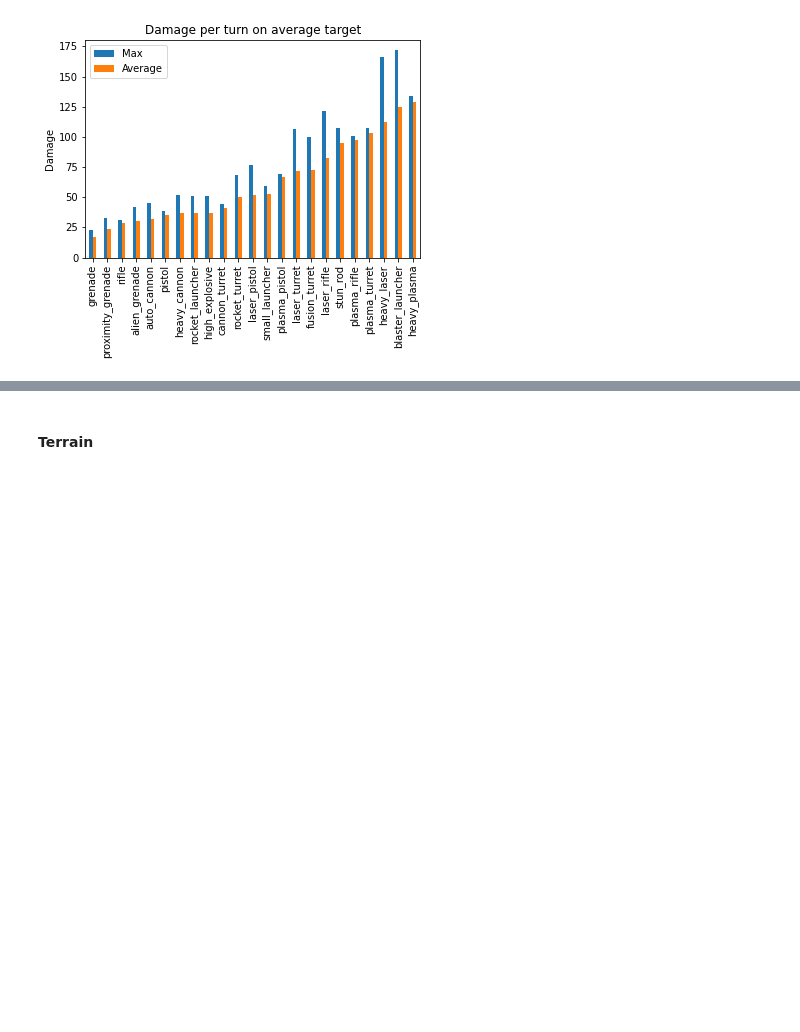
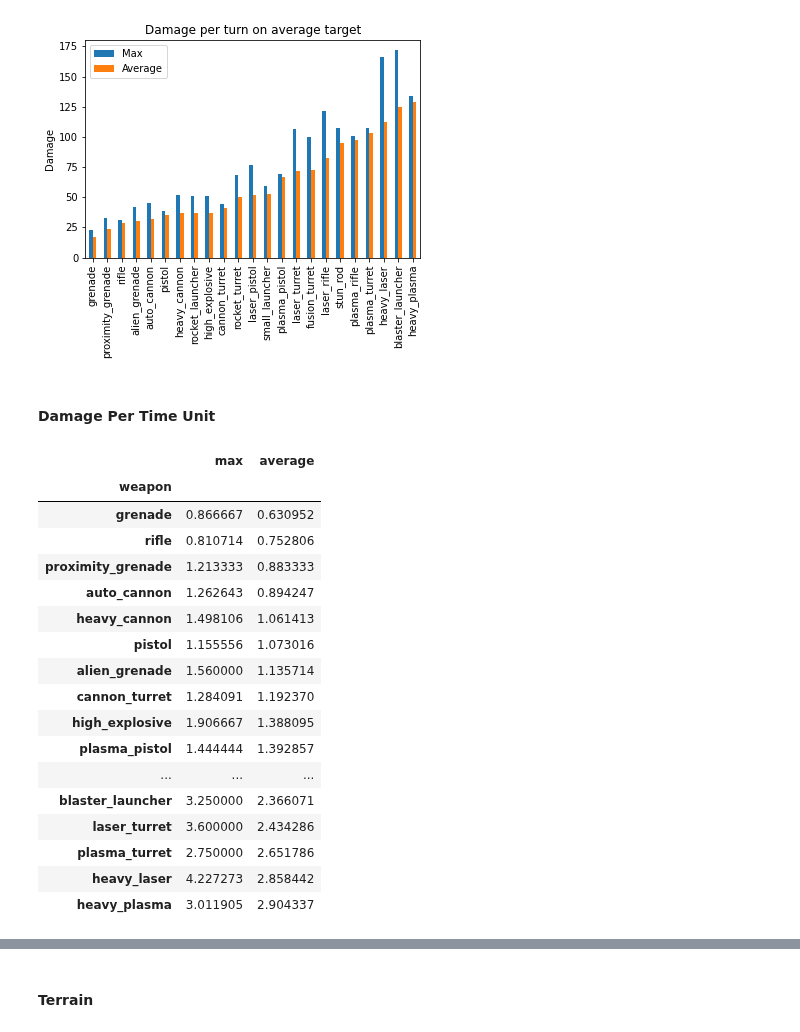
Before and after one commit to Bernardo-MG/xcom-analysis-jupyter-notebook, a Jupyter notebook: enemy_unknown/weapon_damage_target.ipynb, the cells around one changed output, grey strips where cells are left out. Drawn from its saved outputs; the diff is of its cells as text; code cells hidden in the pictures; blank space fills up the shorter version.

```diff
--- a/enemy_unknown/weapon_damage_target.ipynb
+++ b/enemy_unknown/weapon_damage_target.ipynb
@@ -147,3 +147,5 @@ ax.set_ylabel("Damage")
 # %% [output]
 Text(0, 0.5, 'Damage')
 [figure]
+# %% [markdown]
+#### Damage Per Time Unit
@@ -149,0 +163,24 @@ Text(0, 0.5, 'Damage')
+# %%
+weapon_damages_per_tu_targets_expected = weapon_damages_per_tu_targets_max.merge(weapon_damages_per_tu_targets_average, on="weapon")
+weapon_damages_per_tu_targets_expected = weapon_damages_per_tu_targets_expected.rename(columns={"damage_per_time_unit_x": "max", "damage_per_time_unit_y": "average"})
+weapon_damages_per_tu_targets_expected = weapon_damages_per_tu_targets_expected.sort_values(by=["average"])
+weapon_damages_per_tu_targets_expected
+# %% [output]
+|  | max | average |
+| weapon |  |  |
+| grenade | 0.866667 | 0.630952 |
+| rifle | 0.810714 | 0.752806 |
+| proximity_grenade | 1.213333 | 0.883333 |
+| auto_cannon | 1.262643 | 0.894247 |
+| heavy_cannon | 1.498106 | 1.061413 |
+| pistol | 1.155556 | 1.073016 |
+| alien_grenade | 1.560000 | 1.135714 |
+| cannon_turret | 1.284091 | 1.192370 |
+| high_explosive | 1.906667 | 1.388095 |
+| plasma_pistol | 1.444444 | 1.392857 |
+| ... | ... | ... |
+| blaster_launcher | 3.250000 | 2.366071 |
+| laser_turret | 3.600000 | 2.434286 |
+| plasma_turret | 2.750000 | 2.651786 |
+| heavy_laser | 4.227273 | 2.858442 |
+| heavy_plasma | 3.011905 | 2.904337 |
```
Also changed, not shown: parts of 4 cells of this notebook, 1 other file.
